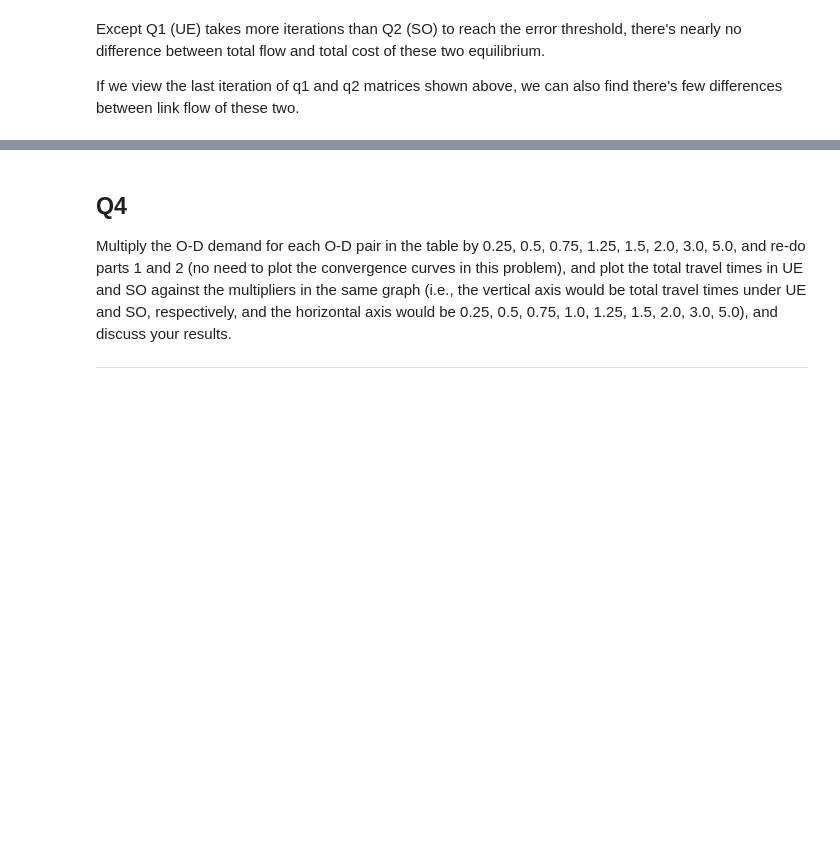
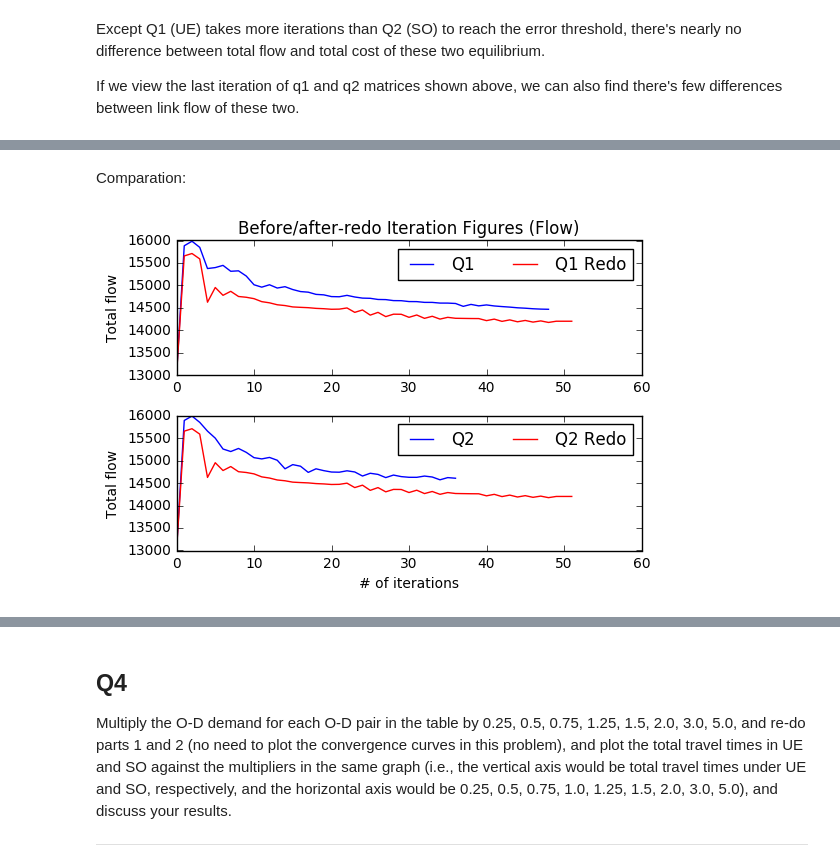
Before and after one commit to wklchris/Reports, a Jupyter notebook: Frank-Wolfe-algo.ipynb, the cells around one changed output, grey strips where cells are left out. Drawn from its saved outputs; the diff is of its cells as text; code cells hidden in the pictures; blank space fills up the shorter version.

```diff
--- a/Frank-Wolfe-algo.ipynb
+++ b/Frank-Wolfe-algo.ipynb
@@ -519,0 +534,3 @@ Find a number of bottleneck links (tell me your criteria of judging bottleneck l
+# %%
+q1_redo = frank_wolfe(q3_ue, ODarr, thre=0.001)
+q1_redo.head()
@@ -519,0 +548,3 @@ Find a number of bottleneck links (tell me your criteria of judging bottleneck l
+# %%
+q2_redo = frank_wolfe(q3_so, ODarr, thre=0.001)
+q2_redo.head()
@@ -519,0 +560,39 @@ Find a number of bottleneck links (tell me your criteria of judging bottleneck l
+# %%
+# Compute the flow of Q1_redo and Q2_redo
+q1_redo_iters = (q1_redo.shape[1] - 5) // 2
+q1_redo_iterlst = list(map(lambda x: "xa{}".format(x), np.arange(q1_redo_iters)))
+q1_redo_xa_total = q1_redo[q1_redo_iterlst].apply(sum)
+q1_redo_costlst = q1_redo[q1_redo_iterlst].apply(bpr, fft=q1_redo.fftime, ca=q1_redo.cap)
+q1_redo_cost_total = np.multiply(q1_redo[q1_redo_iterlst], q1_redo_costlst).apply(sum)
+
+q2_redo_iters = (q2_redo.shape[1] - 5) // 2
+q2_redo_iterlst = list(map(lambda x: "xa{}".format(x), np.arange(q2_redo_iters)))
+q2_redo_xa_total = q2_redo[q2_redo_iterlst].apply(sum)
+q2_redo_costlst = q2_redo[q2_redo_iterlst].apply(bpr, fft=q2_redo.fftime, ca=q2_redo.cap)
+q2_redo_cost_total = np.multiply(q2_redo[q2_redo_iterlst], q2_redo_costlst).apply(sum)
+# %% [markdown]
+Comparation:
+# %%
+# Plotting: compare flow results before and after redo
+plt.close("all")
+fig, axarr = plt.subplots(2, sharex=True, sharey=False)
+axarr[0].plot(np.arange(q1_iters), q1_xa_total, "b-", label="Q1")
+axarr[0].hold(True)
+axarr[0].plot(np.arange(q1_redo_iters), q1_redo_xa_total, "r-", label="Q1 Redo")
+axarr[0].legend(loc="upper right", ncol=2)
+axarr[0].set_ylabel("Total flow")
+axarr[0].set_title("Before/after-redo Iteration Figures (Flow)")
+
+axarr[1].plot(np.arange(q2_iters), q2_xa_total, "b-", label="Q2")
+axarr[1].hold(True)
+axarr[1].plot(np.arange(q2_redo_iters), q2_redo_xa_total, "r-", label="Q2 Redo")
+axarr[1].legend(loc="upper right", ncol=2)
+axarr[1].set_ylabel("Total flow")
+axarr[1].set_xlabel("# of iterations")
+
+# Show
+fig.subplots_adjust(hspace=0.3)
+fig.savefig(r'{}/pics/FrankWolfe-q1-vs-q1redo-flow.png'.format(os.getcwd()), transparent=True, format="png")
+plt.show()
+# %% [output]
+[figure, added]
```
Also changed, not shown: parts of 23 cells of this notebook, 1 other file.
